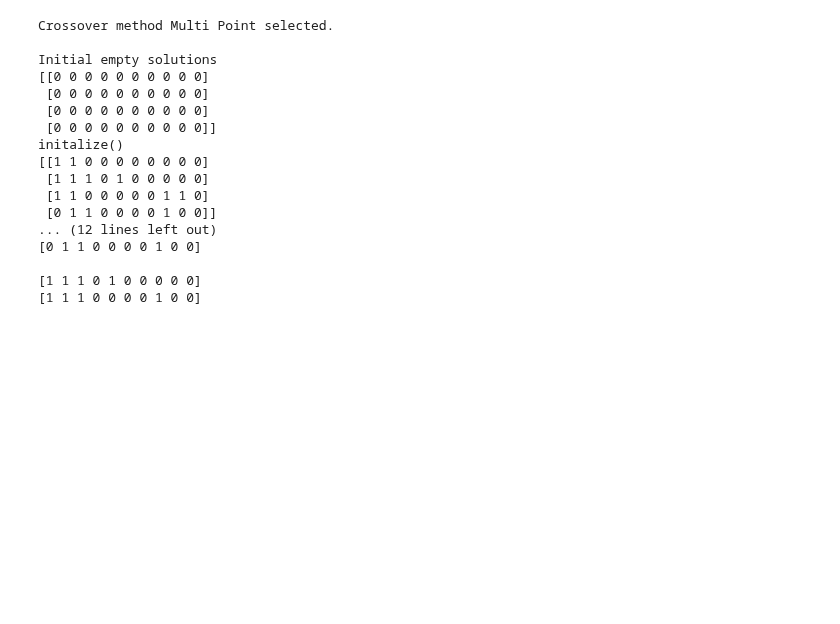
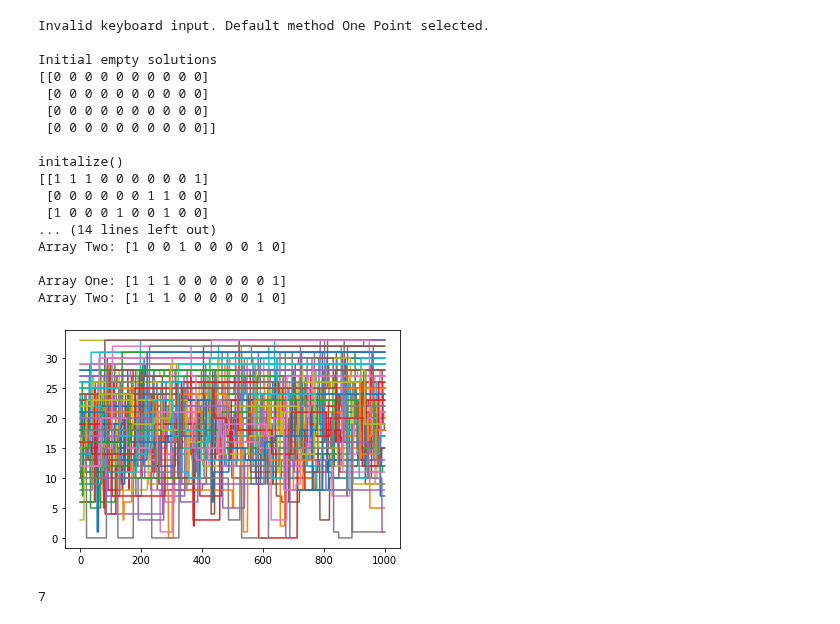
Before and after one commit to LordLean/Acquired-Intelligence-Adaptive-Behaviour, a Jupyter notebook: AIAB_Labs/microbialGA.ipynb, the cells around one changed output. Saved outputs shown, nothing was run; the diff lists cells and outputs as text; code cells hidden in the pictures; blank space fills up the shorter version.

```diff
--- a/AIAB_Labs/microbialGA.ipynb
+++ b/AIAB_Labs/microbialGA.ipynb
@@ -199,5 +261,6 @@ class MicrobialGA(object):
 # %%
 # This cell demonstates the microbialGA classes' functions individually.
+
 # Demonstration of initalize() method.
 try:
   method = input("Select crossover operator, available options are: \nOne Point \nMulti Point \nUniform\n")
@@ -215,46 +278,55 @@ mga = MicrobialGA(config["kp"], config["capacity"], crossover_op=crossover_opera
 print("Initial empty solutions")
 print(mga.population)
 mga.initalize()
-print("initalize()")
-print(mga.population)
-print()
+print("\ninitalize()")
+print(mga.population,"\n")
+
 # Demonstration of selection() and fitness() methods:
 print("selection()")
 one, two, index_one, index_two = mga.selection()
 ONE = np.sum([config["kp"][i][0] * one[i] for i, _ in enumerate(config["kp"])])
 TWO = np.sum([config["kp"][i][0] * two[i] for i, _ in enumerate(config["kp"])])
-print("Array One: {} and Array Two: {}".format(one,two))
-print()
-print("Array One Benefit: {} and Array Two Benefit: {}".format(ONE,TWO))
-print()
+print("Array One: {} and Array Two: {} \n".format(one,two))
+print("Array One Benefit: {} and Array Two Benefit: {}\n".format(ONE,TWO))
 print("fitness()")
 one, two, index_one, index_two = mga.fitness(one, two, index_one, index_two)
-print("Array One: {} and Array Two: {}".format(one,two))
-print()
+print("Array One: {} and Array Two: {}\n".format(one,two))
+
 # Demonstration of crossover() method.
 print("crossover()")
-print("Selected method: {}".format(method))
-print(one)
-print(two)
-print()
+print("Selected method: {}\n".format(method))
+print("Array One: {} \nArray Two: {} \n".format(one,two))
 x,y = mga.crossover(one,two)
-print(x)
-print(y)
+print("Array One: {} \nArray Two: {} \n".format(x,y))
 # %% [output]
-Crossover method Multi Point selected.
+Invalid keyboard input. Default method One Point selected.
 
 Initial empty solutions
 [[0 0 0 0 0 0 0 0 0 0]
  [0 0 0 0 0 0 0 0 0 0]
  [0 0 0 0 0 0 0 0 0 0]
  [0 0 0 0 0 0 0 0 0 0]]
+
 initalize()
-[[1 1 0 0 0 0 0 0 0 0]
- [1 1 1 0 1 0 0 0 0 0]
- [1 1 0 0 0 0 0 1 1 0]
- [0 1 1 0 0 0 0 1 0 0]]
-... (12 lines left out)
-[0 1 1 0 0 0 0 1 0 0]
+[[1 1 1 0 0 0 0 0 0 1]
+ [0 0 0 0 0 0 1 1 0 0]
+ [1 0 0 0 1 0 0 1 0 0]
+... (14 lines left out)
+Array Two: [1 0 0 1 0 0 0 0 1 0]
 
-[1 1 1 0 1 0 0 0 0 0]
-[1 1 1 0 0 0 0 1 0 0]
+Array One: [1 1 1 0 0 0 0 0 0 1]
+Array Two: [1 1 1 0 0 0 0 0 1 0]
+# %%
+tourn = 1000
+pop = 100
+mga = MicrobialGA(config["kp"], config["capacity"], crossover["One Point"], mutation_rate=0.25, tournaments=tourn, population_size=pop)
+mga.evolve()
+for i, _ in enumerate(mga.graph_points):
+  data_x = np.arange(0,mga.tournaments)
+  data_y = mga.graph_points[i]
+  plt.plot(data_x, data_y)
+plt.show()
+mga.proportion
+# %% [output]
+[figure, added]
+7
```
Also changed, not shown: parts of 5 cells of this notebook.
